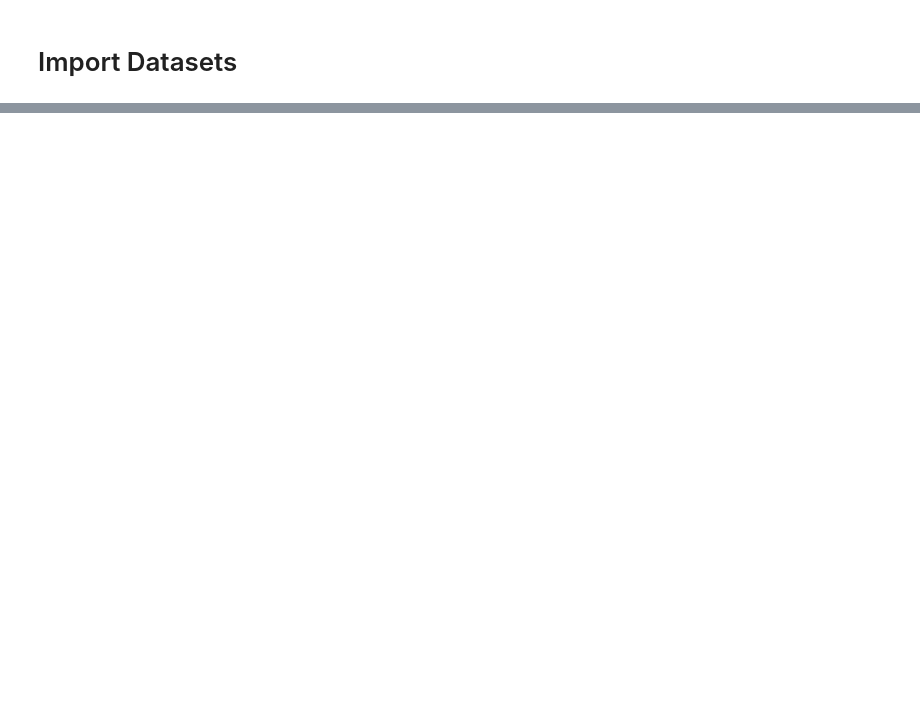
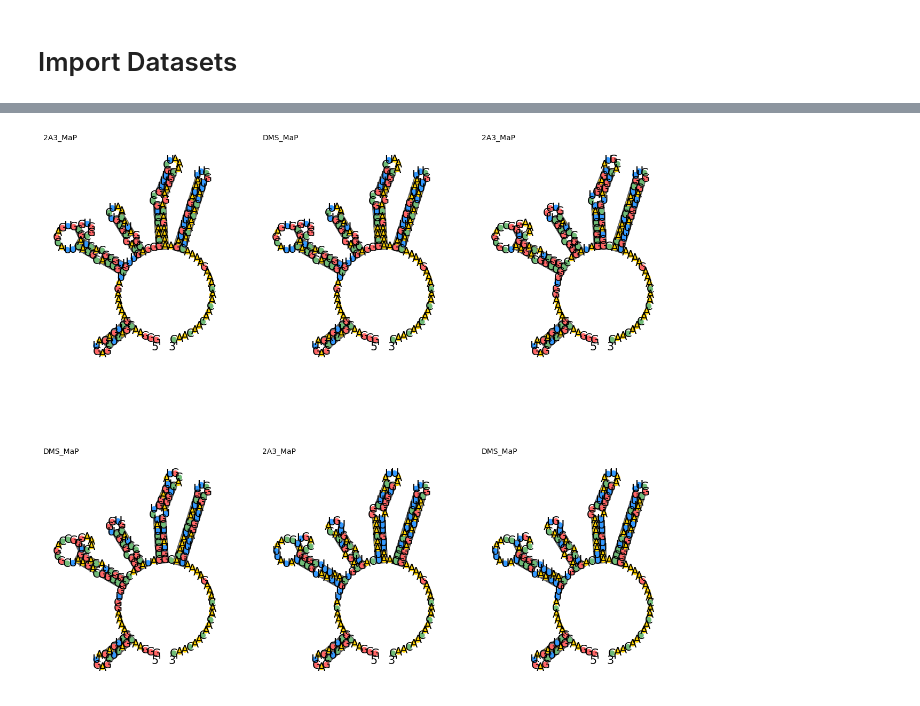
Before and after one commit to SmogJ/Kaggle-Competition----Stanford-Ribonanza-RNA-Folding, a Jupyter notebook: 1st-ribo-note.ipynb, the cells around one changed output, grey strips where cells are left out. Saved outputs shown, nothing was run; the diff lists cells and outputs as text; code cells hidden in the pictures; blank space fills up the shorter version.

Commit message:
Kaggle Notebook | 1st_Ribo_note | Version 6 | setup RNA science environment and visualize RNA sequences

```diff
--- a/1st-ribo-note.ipynb
+++ b/1st-ribo-note.ipynb
@@ -55,7 +59,8 @@ import pandas as pd # data processing, CSV file I/O (e.g. pd.read_csv)
 # %% [markdown]
 # Import Datasets
 # %%
-train= pd.read_csv("/kaggle/input/stanford-ribonanza-rna-folding/train_data.csv")
+# train= pd.read_csv("/kaggle/input/stanford-ribonanza-rna-folding/train_data.csv")
+train= pd.read_csv("/kaggle/input/stanford-ribonanza-rna-folding/train_data_QUICK_START.csv")
 
 test= pd.read_csv("/kaggle/input/stanford-ribonanza-rna-folding/test_sequences.csv")
 # %%
@@ -123,0 +258,5 @@ train.iloc[0:, 7:]
+# %%
+for i in range(6):
+    structure = mfe(train.sequence[i],package="eternafold")
+    experiment= train.experiment_type[i]
+    print(experiment,structure)
@@ -123,0 +270,12 @@ train.iloc[0:, 7:]
+# %%
+# Veiwing the first six sequences
+fig, axs = plt.subplots(2, 3, figsize=(15,14))
+
+for i in range(6):
+    ax = axs[i//3, i%3]  # Get the current axes
+    draw_struct(train.sequence[i], structure, ax=ax)  # Draw the structure on the current axes
+    ax.set_title(train.experiment_type[i], loc='left', fontsize='medium')
+
+plt.show()
+# %% [output]
+[figure, added]
```
Also changed, not shown: parts of 26 cells of this notebook.
